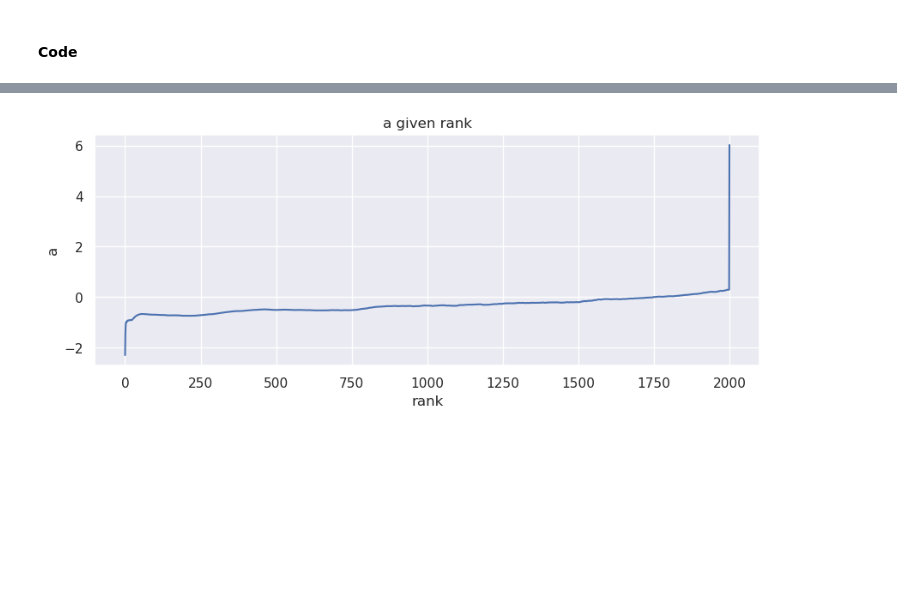
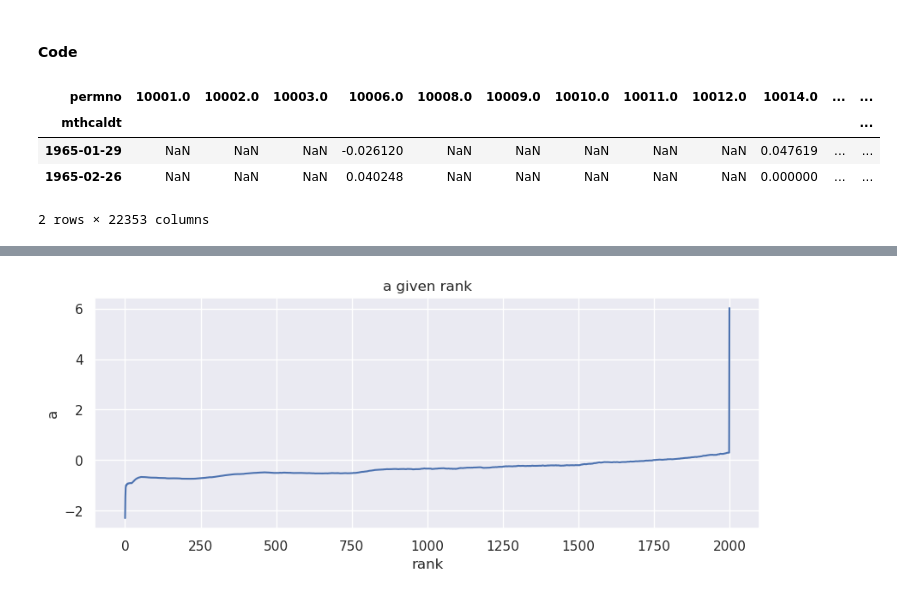
Before and after one commit to pedrou2000/mathematical_finance, a Jupyter notebook: 2-notebooks/1-backtest_monthly.ipynb, the cells around one changed output, grey strips where cells are left out. Saved outputs shown, nothing was run; the diff lists cells and outputs as text; code cells hidden in the pictures; blank space fills up the shorter version.

```diff
--- a/2-notebooks/1-backtest.ipynb
+++ b/2-notebooks/1-backtest_monthly.ipynb
@@ -28,3 +28,11 @@ caps_table='mthprevcap'
 returns_table='mthret'
 
 df = MonthlyData(d=d, start_date=start_date, datapath=datapath, filename=filename, caps_table=caps_table, returns_table=returns_table)
+# %%
+df.returns_by_permno.head(2)
+# %% [output]
+| permno | 10001.0 | 10002.0 | 10003.0 | 10006.0 | 10008.0 | 10009.0 | 10010.0 | 10011.0 | 10012.0 | 10014.0 | ... | ... |
+| mthcaldt |  |  |  |  |  |  |  |  |  |  |  | ... |
+| 1965-01-29 | NaN | NaN | NaN | -0.026120 | NaN | NaN | NaN | NaN | NaN | 0.047619 | ... | ... |
+| 1965-02-26 | NaN | NaN | NaN | 0.040248 | NaN | NaN | NaN | NaN | NaN | 0.000000 | ... | ... |
+2 rows × 22353 columns
```
Also changed, not shown: parts of 3 cells of this notebook, 6 other files.
